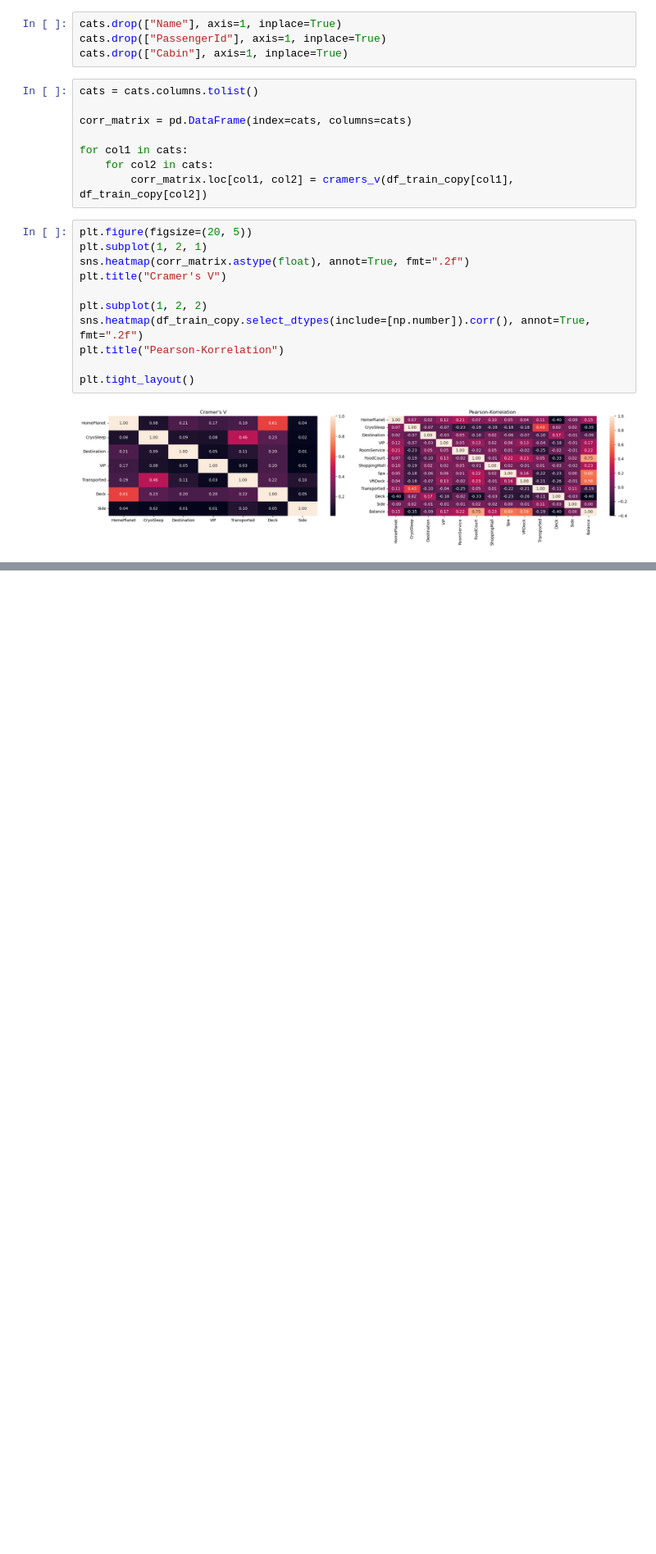
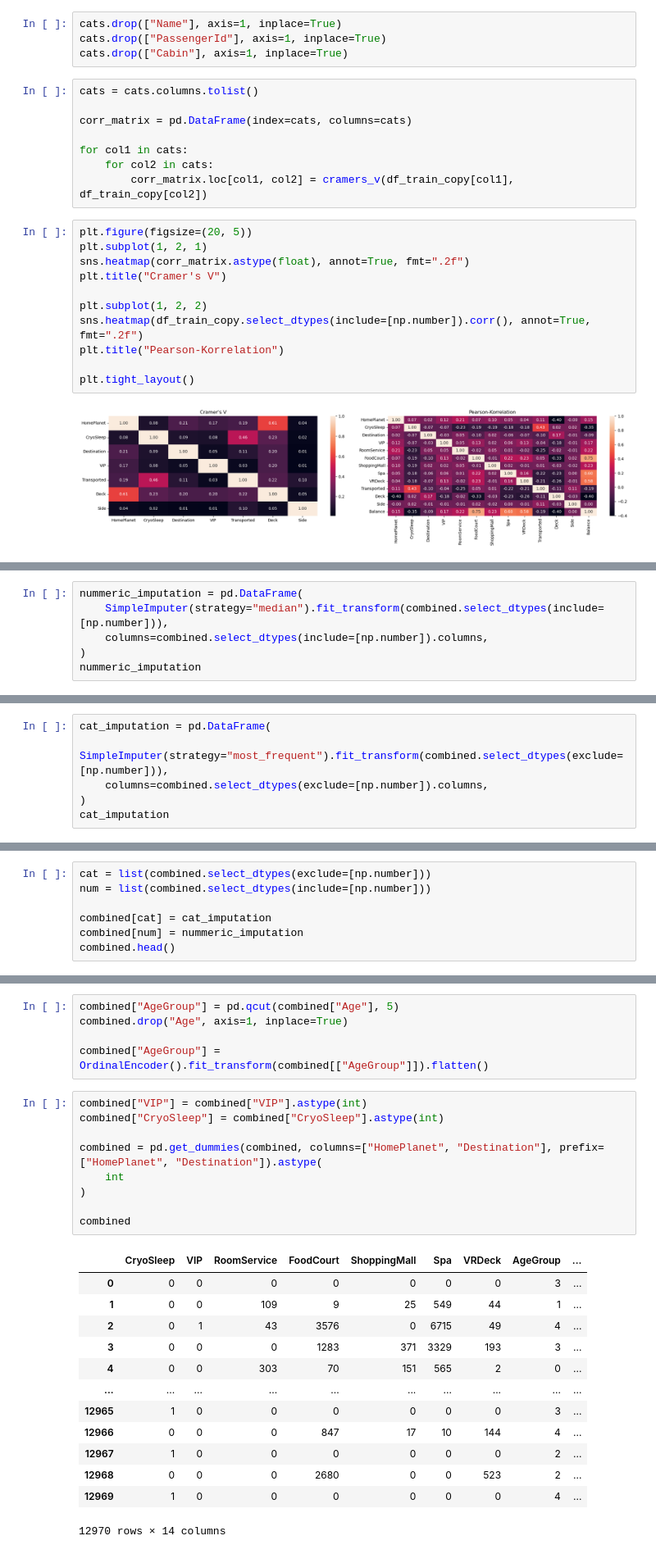
Before and after one commit to aKravtschenko/learning_ml, a Jupyter notebook: spaceship-titanic.ipynb, the cells around one changed output, grey strips where cells are left out. Shown at 82% size. Saved outputs shown, nothing was run; the diff lists cells and outputs as text; blank space fills up the shorter version.

Commit message:
0.79120 with XGBClassifier
Simple FeatureEngineering for quick Submission test.

```diff
--- a/spaceship-titanic.ipynb
+++ b/spaceship-titanic.ipynb
@@ -367,0 +400,6 @@ plt.tight_layout()
+# %%
+nummeric_imputation = pd.DataFrame(
+    SimpleImputer(strategy="median").fit_transform(combined.select_dtypes(include=[np.number])),
+    columns=combined.select_dtypes(include=[np.number]).columns,
+)
+nummeric_imputation
@@ -367,0 +420,6 @@ plt.tight_layout()
+# %%
+cat_imputation = pd.DataFrame(
+    SimpleImputer(strategy="most_frequent").fit_transform(combined.select_dtypes(exclude=[np.number])),
+    columns=combined.select_dtypes(exclude=[np.number]).columns,
+)
+cat_imputation
@@ -367,0 +440,7 @@ plt.tight_layout()
+# %%
+cat = list(combined.select_dtypes(exclude=[np.number]))
+num = list(combined.select_dtypes(include=[np.number]))
+
+combined[cat] = cat_imputation
+combined[num] = nummeric_imputation
+combined.head()
@@ -367,0 +454,28 @@ plt.tight_layout()
+# %%
+combined["AgeGroup"] = pd.qcut(combined["Age"], 5)
+combined.drop("Age", axis=1, inplace=True)
+
+combined["AgeGroup"] = OrdinalEncoder().fit_transform(combined[["AgeGroup"]]).flatten()
+# %%
+combined["VIP"] = combined["VIP"].astype(int)
+combined["CryoSleep"] = combined["CryoSleep"].astype(int)
+
+combined = pd.get_dummies(combined, columns=["HomePlanet", "Destination"], prefix=["HomePlanet", "Destination"]).astype(
+    int
+)
+
+combined
+# %% [output]
+|  | CryoSleep | VIP | RoomService | FoodCourt | ShoppingMall | Spa | VRDeck | AgeGroup | ... |
+| 0 | 0 | 0 | 0 | 0 | 0 | 0 | 0 | 3 | ... |
+| 1 | 0 | 0 | 109 | 9 | 25 | 549 | 44 | 1 | ... |
+| 2 | 0 | 1 | 43 | 3576 | 0 | 6715 | 49 | 4 | ... |
+| 3 | 0 | 0 | 0 | 1283 | 371 | 3329 | 193 | 3 | ... |
+| 4 | 0 | 0 | 303 | 70 | 151 | 565 | 2 | 0 | ... |
+| ... | ... | ... | ... | ... | ... | ... | ... | ... | ... |
+| 12965 | 1 | 0 | 0 | 0 | 0 | 0 | 0 | 3 | ... |
+| 12966 | 0 | 0 | 0 | 847 | 17 | 10 | 144 | 4 | ... |
+| 12967 | 1 | 0 | 0 | 0 | 0 | 0 | 0 | 2 | ... |
+| 12968 | 0 | 0 | 0 | 2680 | 0 | 0 | 523 | 2 | ... |
+| 12969 | 1 | 0 | 0 | 0 | 0 | 0 | 0 | 4 | ... |
+12970 rows × 14 columns
```
Also changed, not shown: parts of 31 cells of this notebook.
